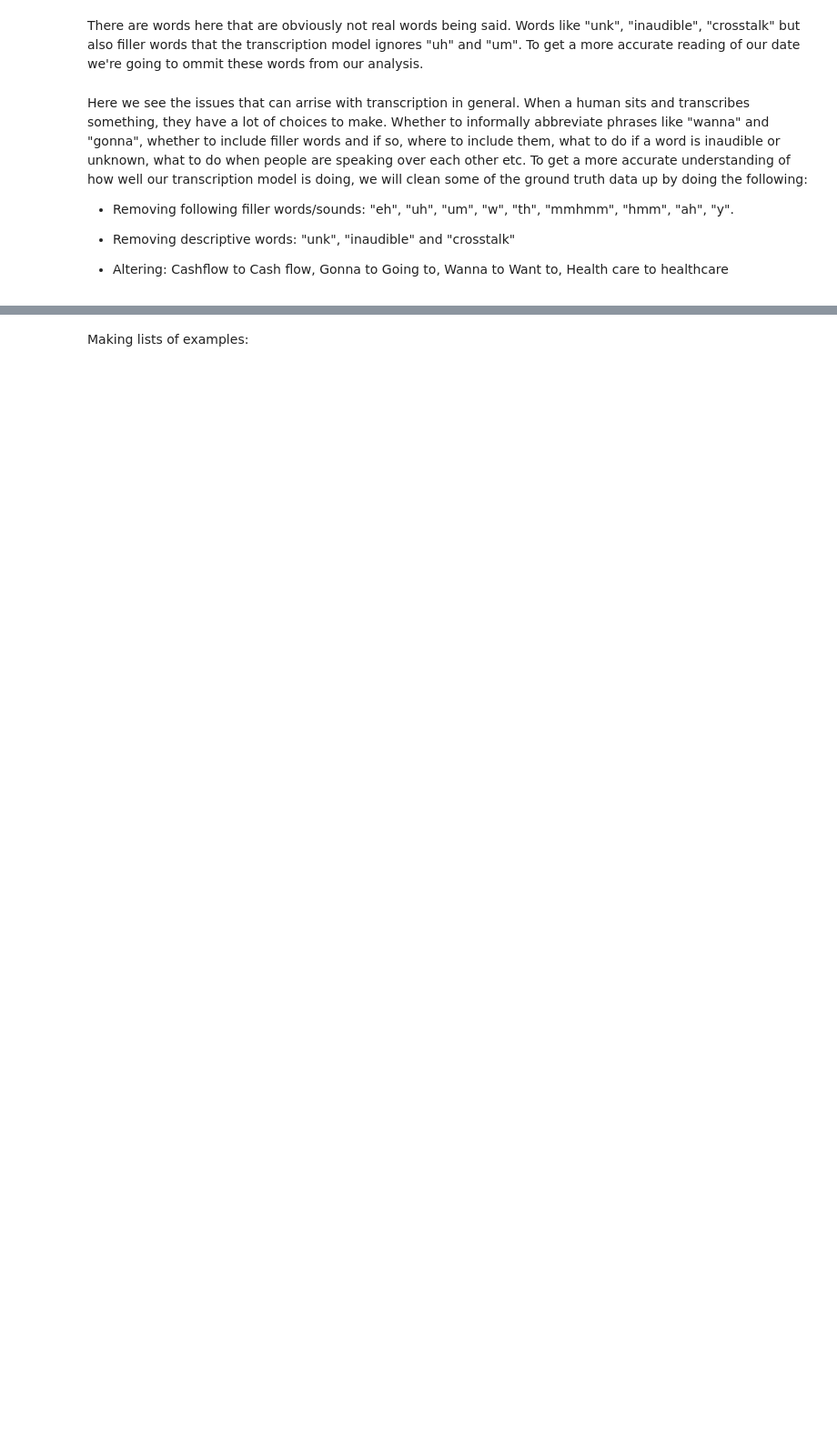
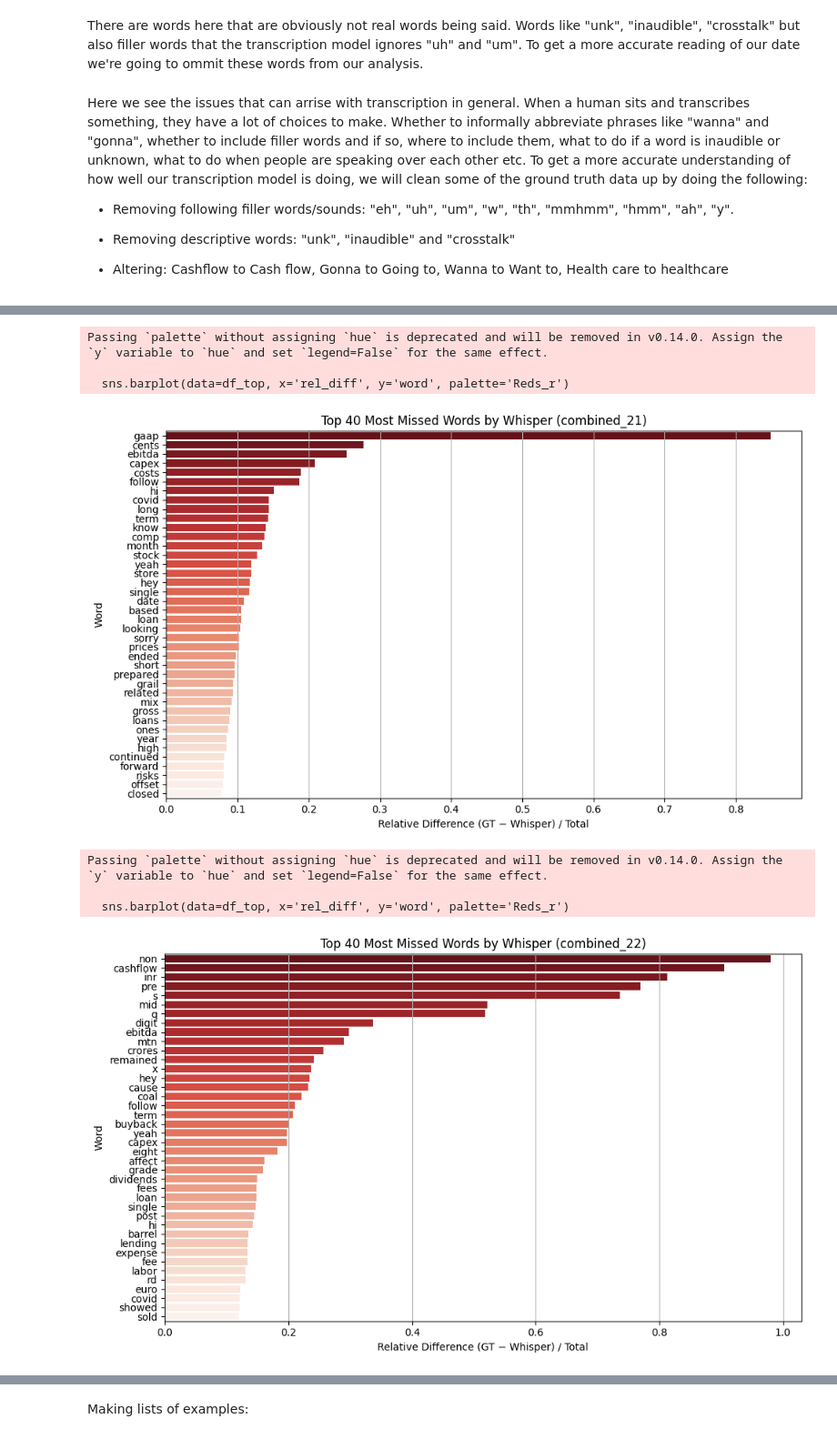
Before and after one commit to MakkerW/Thesis, a Jupyter notebook: Metrics.ipynb, the cells around one changed output, grey strips where cells are left out. Shown at 91% size. Cells and saved outputs as stored; diff of their text form; code cells hidden in the pictures; blank space fills up the shorter version.

```diff
--- a/Metrics.ipynb
+++ b/Metrics.ipynb
@@ -288,0 +460,57 @@ Here we see the issues that can arrise with transcription in general. When a hum
+# %%
+def get_top_missed_words(df_paths, label, top_n=40, min_total=100, plot=True):
+    gt_words = []
+    hyp_words = []
+    for _, row in df_paths.iterrows():
+        gt_words += clean_and_tokenize(row['gt_text'])
+        hyp_words += clean_and_tokenize(row['whisper_text'])
+
+    gt_counter = Counter(gt_words)
+    hyp_counter = Counter(hyp_words)
+    all_words = set(gt_counter) | set(hyp_counter)
+
+    data = []
+    for word in all_words:
+        gt_count = gt_counter[word]
+        hyp_count = hyp_counter[word]
+        total = gt_count + hyp_count
+        if total < min_total:
+            continue
+        rel_diff = (gt_count - hyp_count)/total
+        data.append({
+            'word': word,
+            'gt_count': gt_count,
+            'whisper_count': hyp_count,
+            'rel_diff': rel_diff
+        })
+
+    df_diff = pd.DataFrame(data)
+    df_top = df_diff.sort_values(by='rel_diff', ascending=False).head(top_n)
+
+    if plot:
+        plt.figure(figsize=(10, 6))
+        sns.barplot(data=df_top, x='rel_diff', y='word', palette='Reds_r')
+        plt.xlabel("Relative Difference (GT − Whisper) / Total")
+        plt.ylabel("Word")
+        plt.title(f"Top {top_n} Most Missed Words by Whisper ({label})")
+        plt.grid(True, axis='x')
+        plt.tight_layout()
+        plt.show()
+
+    return df_top
+
+# Run for each dataset
+df_top_21 = get_top_missed_words(df_paths_21, label='combined_21')
+df_top_22 = get_top_missed_words(df_paths_22, label='combined_22')
+
+# Combine top words from both sets
+top_words = set(df_top_21['word']) | set(df_top_22['word'])
+# %% [output]
+Passing `palette` without assigning `hue` is deprecated and will be removed in v0.14.0. Assign the `y` variable to `hue` and set `legend=False` for the same effect.
+
+  sns.barplot(data=df_top, x='rel_diff', y='word', palette='Reds_r')
+[figure, added]
+Passing `palette` without assigning `hue` is deprecated and will be removed in v0.14.0. Assign the `y` variable to `hue` and set `legend=False` for the same effect.
+
+  sns.barplot(data=df_top, x='rel_diff', y='word', palette='Reds_r')
+[figure, added]
```
Also changed, not shown: parts of 8 cells of this notebook, 1 other file.
